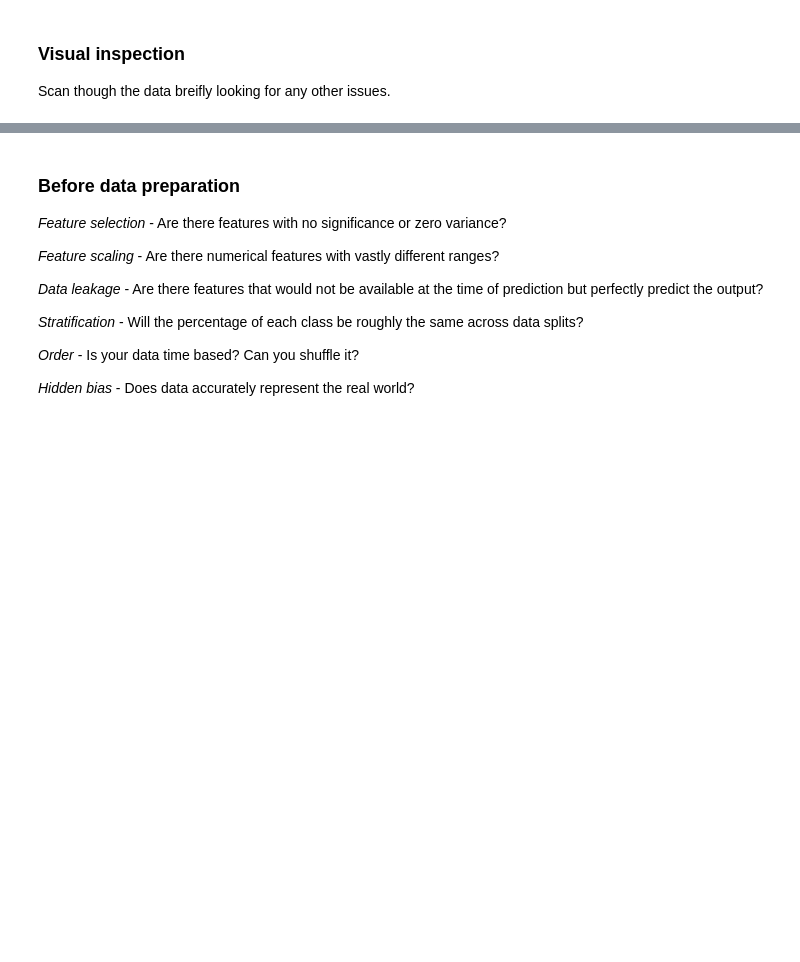
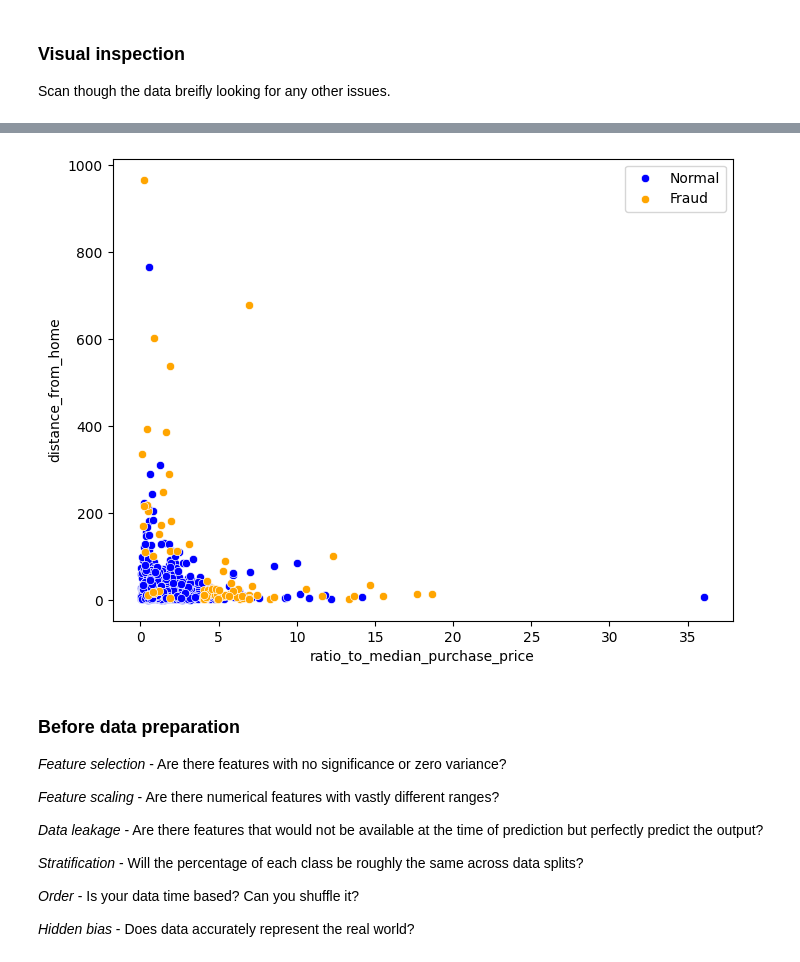
Before and after one commit to BaguetteJet/Fraud-Transaction-Detection, a Jupyter notebook: notebooks/AnalyseData.ipynb, the cells around one changed output, grey strips where cells are left out. Cells and saved outputs as stored; diff of their text form; code cells hidden in the pictures; blank space fills up the shorter version.

```diff
--- a/notebooks/AnalyseData.ipynb
+++ b/notebooks/AnalyseData.ipynb
@@ -53,3 +194,24 @@ plt.show()
+# %%
+f1, f2 = top2_features
+
+plt.figure(figsize=(8, 6))
+
+sns.scatterplot(
+    x=df[df['fraud'] == 0][f1],
+    y=df[df['fraud'] == 0][f2],
+    color="blue",
+    label="Normal",
+)
+
+sns.scatterplot(
+    x=df[df['fraud'] == 1][f1],
+    y=df[df['fraud'] == 1][f2],
+    color="orange",
+    label="Fraud",
+)
+plt.show()
+# %% [output]
+[figure, added]
 # %% [markdown]
 ### Before data preparation
 
```
Also changed, not shown: parts of 16 cells of this notebook.
